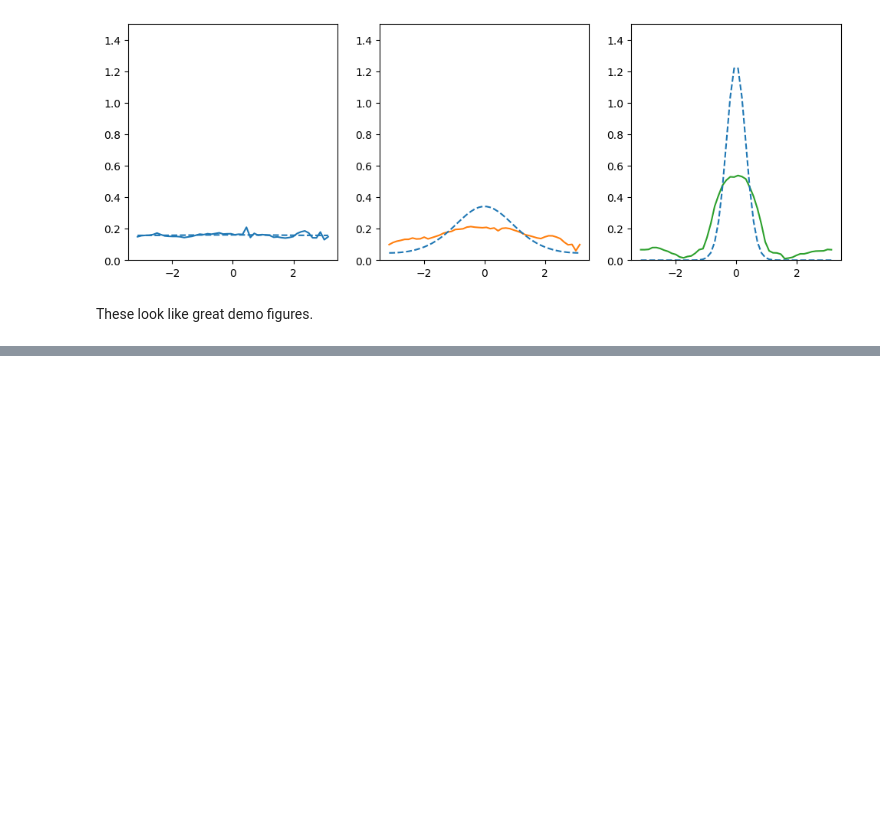
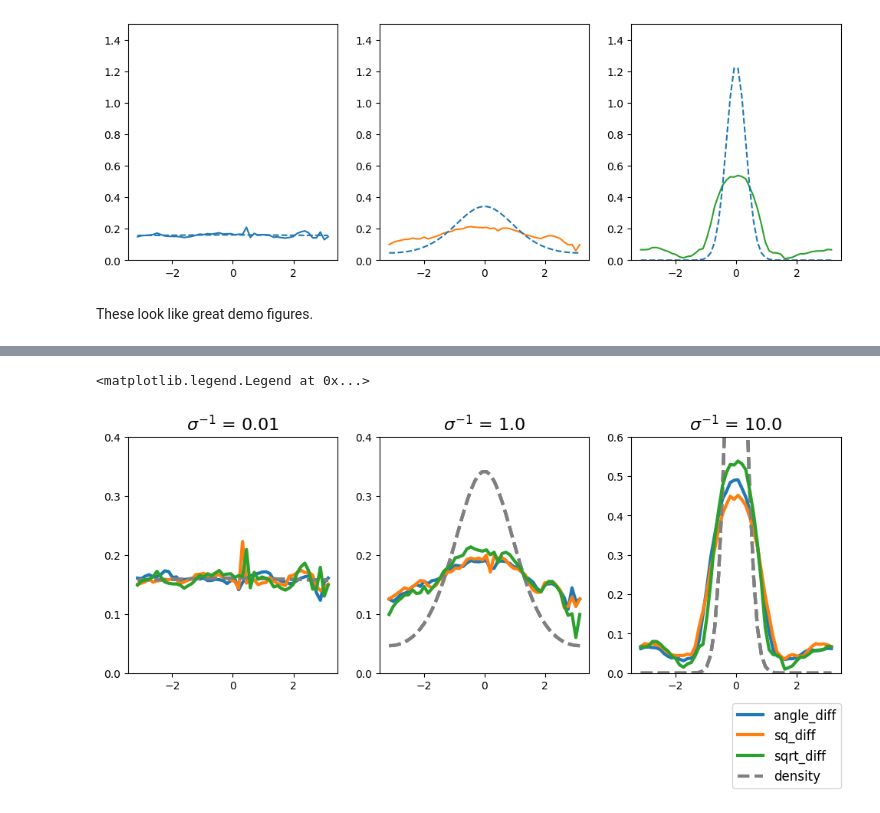
Before and after one commit to lrast/angleFinetuning, a Jupyter notebook: notebooks/0.0-NotesFromInitial.ipynb, the cells around one changed output, grey strips where cells are left out. Cells and saved outputs as stored; diff of their text form; code cells hidden in the pictures; blank space fills up the shorter version.

```diff
--- a/notebooks/0.0-NotesFromInitial.ipynb
+++ b/notebooks/0.0-NotesFromInitial.ipynb
@@ -848,0 +945,35 @@ FIs.to_parquet('robust_fisher.parquet')
+# %%
+FI_data = pd.read_parquet('robust_fisher.parquet')
+# %%
+figsize(12,4)
+plt.subplots(1,3)
+
+color_dict = {loss: f'C{i}' for i, loss in enumerate(['angle_diff', 'sq_diff', 'sqrt_diff'])}
+plt.ylim([0, 100])
+
+for loss in ['angle_diff', 'sq_diff', 'sqrt_diff']:
+    for i, row in enumerate(FI_data[FI_data.loss == loss ].sort_values('kappa').iterrows()):
+        row = row[1]
+        plt.subplot(1,3,i+1)
+
+        dist = vonmises(loc=0, kappa=row['kappa'])
+        plt.plot(angles, dist.pdf(angles), '--', color='0.5', linewidth=3, label='density')
+        plt.ylim([0,0.4])
+        plt.yticks(np.linspace(0, 0.4, 5))
+        if i == 2:
+            plt.ylim([0, 0.6])
+            plt.yticks(np.linspace(0, 0.6, 7))
+
+        plt.plot(angles, row['fisher_info']/(row['fisher_info'].sum()*np.pi/25),
+                 color=color_dict[row['loss']], linewidth=3, label=row['loss'])
+        plt.title('$\sigma^{-1}$ = ' + f'{row['kappa']}', fontsize=16)
+
+handles, labels = plt.gca().get_legend_handles_labels()
+inds = [1,3,5,0]
+handles = [handles[i] for i in inds]
+labels = [labels[i] for i in inds]
+
+plt.legend(handles, labels, bbox_to_anchor=(1.03, -.1), fontsize=12)
+# %% [output]
+<matplotlib.legend.Legend at 0x...>
+[figure, added]
```
Also changed, not shown: parts of 20 cells of this notebook, 7 other files.
